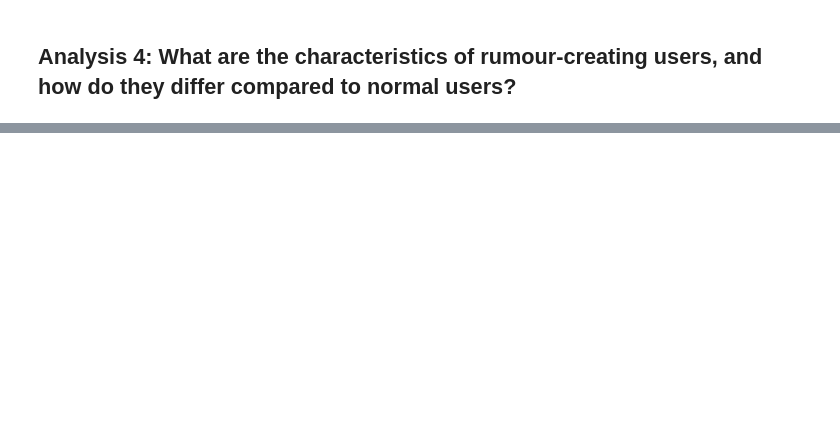
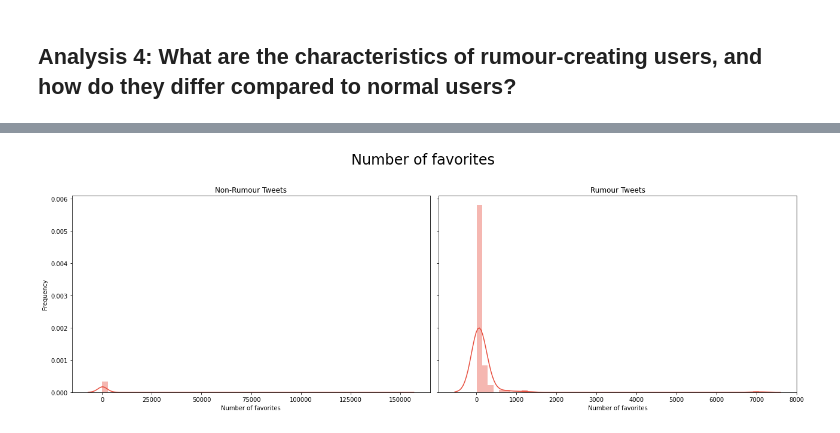
Before and after one commit to Bachfischer/COMP90042-Rumour-Detection-on-Twitter, a Jupyter notebook: src/02_rumour_analysis.ipynb, the cells around one changed output, grey strips where cells are left out. Cells and saved outputs as stored; diff of their text form; code cells hidden in the pictures; blank space fills up the shorter version.

```diff
--- a/src/02_rumour_analysis.ipynb
+++ b/src/02_rumour_analysis.ipynb
@@ -526,0 +659,6 @@ set(counter['non_rumour'].most_common(n = 30))
+# %%
+plot_characteristics_in_histogram(covid_df[covid_df['label'] == 0]['favorite_count'],
+                           covid_df[covid_df['label'] == 1]['favorite_count'],
+                                 title = "Number of favorites")
+# %% [output]
+[figure, added]
```
Also changed, not shown: parts of 39 cells of this notebook, 1 other file.
